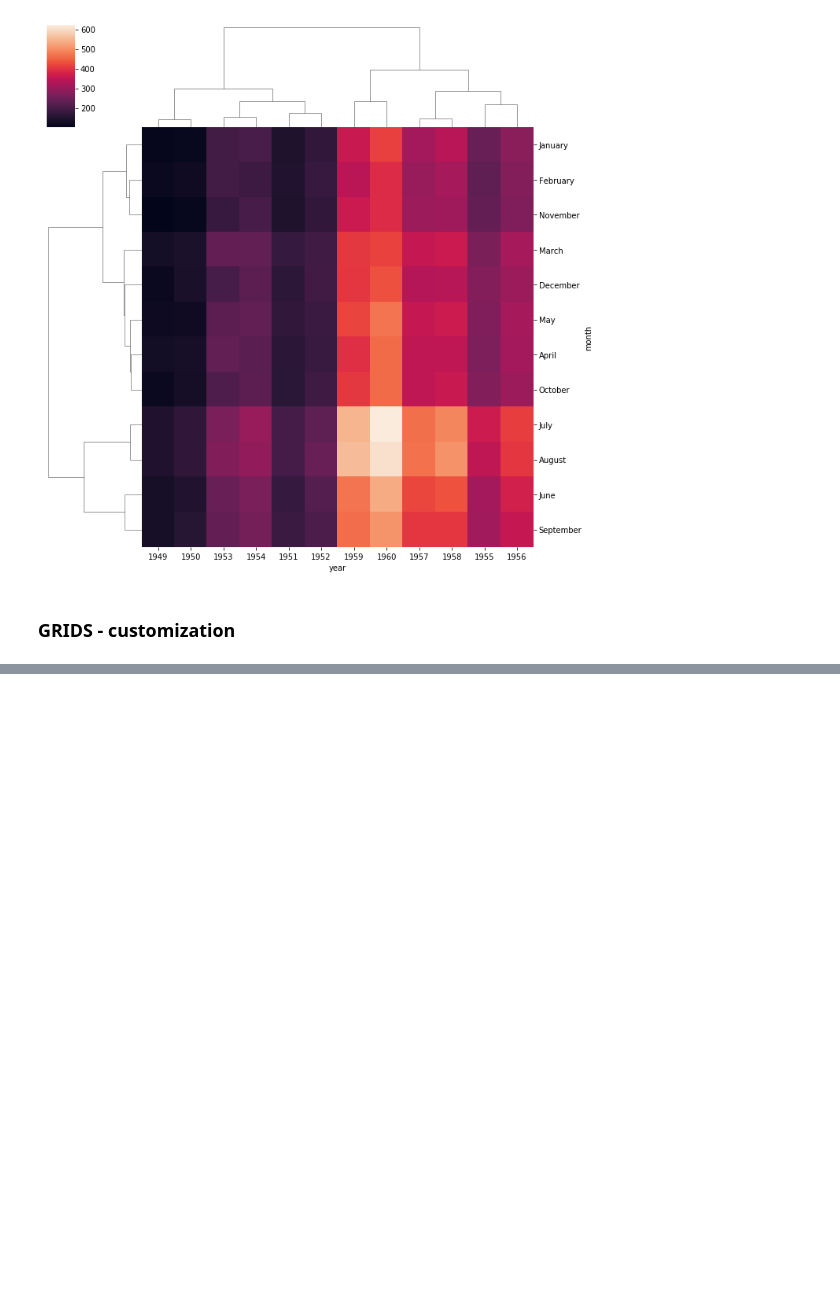
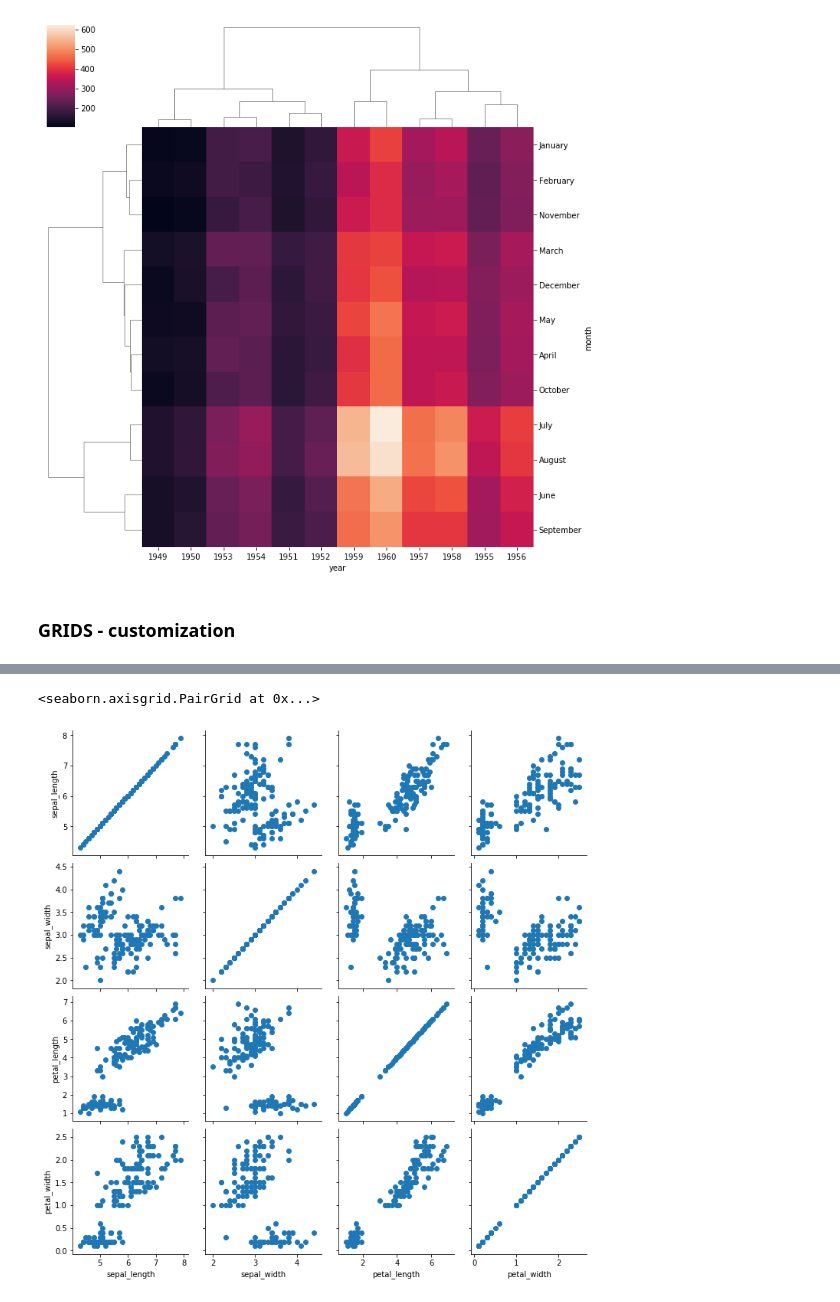
Before and after one commit to Vikas-KM/machine-learning, a Jupyter notebook: Practice/Seaborn_Practice.ipynb, the cells around one changed output, grey strips where cells are left out. Saved outputs shown, nothing was run; the diff lists cells and outputs as text; code cells hidden in the pictures; blank space fills up the shorter version.

```diff
--- a/Practice/Seaborn_Practice.ipynb
+++ b/Practice/Seaborn_Practice.ipynb
@@ -355,0 +391,6 @@ sns.clustermap(fp)
+# %%
+g = sns.PairGrid(iris)
+g.map(plt.scatter)
+# %% [output]
+<seaborn.axisgrid.PairGrid at 0x...>
+[figure, added]
```
Also changed, not shown: parts of 34 cells of this notebook.
